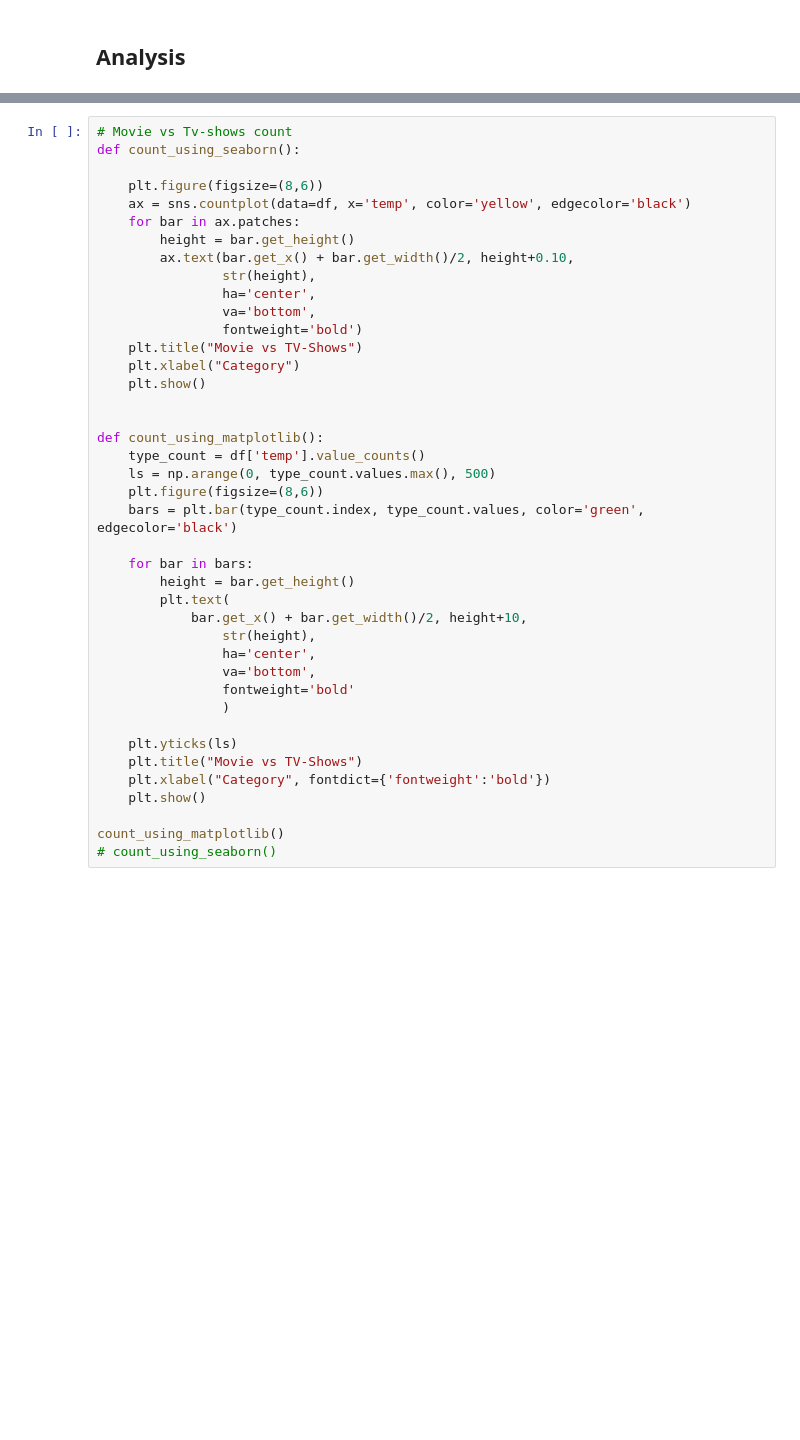
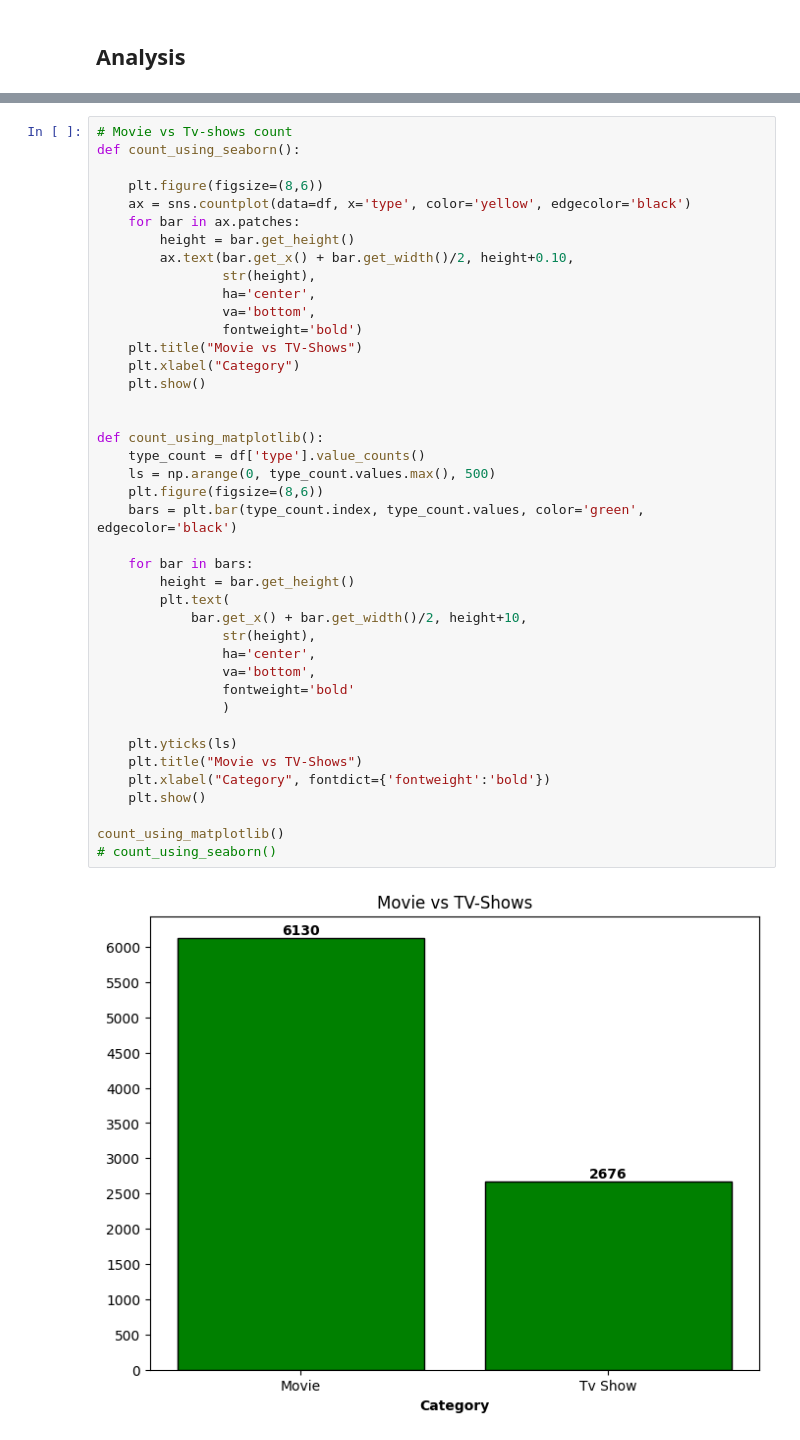
Before and after one commit to nikhilgusain/Netflix-ratings-analysis, a Jupyter notebook: analysis.ipynb, the cells around one changed output, grey strips where cells are left out. Drawn from its saved outputs; the diff is of its cells as text; blank space fills up the shorter version.

```diff
--- a/analysis.ipynb
+++ b/analysis.ipynb
@@ -166,7 +216,7 @@ df.to_csv("netflix_cleaned.csv")
 def count_using_seaborn():
 
     plt.figure(figsize=(8,6))
-    ax = sns.countplot(data=df, x='temp', color='yellow', edgecolor='black')
+    ax = sns.countplot(data=df, x='type', color='yellow', edgecolor='black')
     for bar in ax.patches:
         height = bar.get_height()
         ax.text(bar.get_x() + bar.get_width()/2, height+0.10,
@@ -174,34 +224,36 @@ def count_using_seaborn():
                 ha='center',
                 va='bottom',
                 fontweight='bold')
     plt.title("Movie vs TV-Shows")
     plt.xlabel("Category")
     plt.show()
 
 
 def count_using_matplotlib():
-    type_count = df['temp'].value_counts()
+    type_count = df['type'].value_counts()
     ls = np.arange(0, type_count.values.max(), 500)
     plt.figure(figsize=(8,6))
     bars = plt.bar(type_count.index, type_count.values, color='green', edgecolor='black')
 
     for bar in bars:
         height = bar.get_height()
         plt.text(
             bar.get_x() + bar.get_width()/2, height+10,
                 str(height),
                 ha='center',
                 va='bottom',
                 fontweight='bold'
                 )
 
     plt.yticks(ls)
     plt.title("Movie vs TV-Shows")
     plt.xlabel("Category", fontdict={'fontweight':'bold'})
     plt.show()
 
 count_using_matplotlib()
 # count_using_seaborn()
+# %% [output]
+[figure, added]
 # %%
 # Genere distribution
 display(df['listed_in'].head(5))
```
Also changed, not shown: parts of 15 cells of this notebook.
